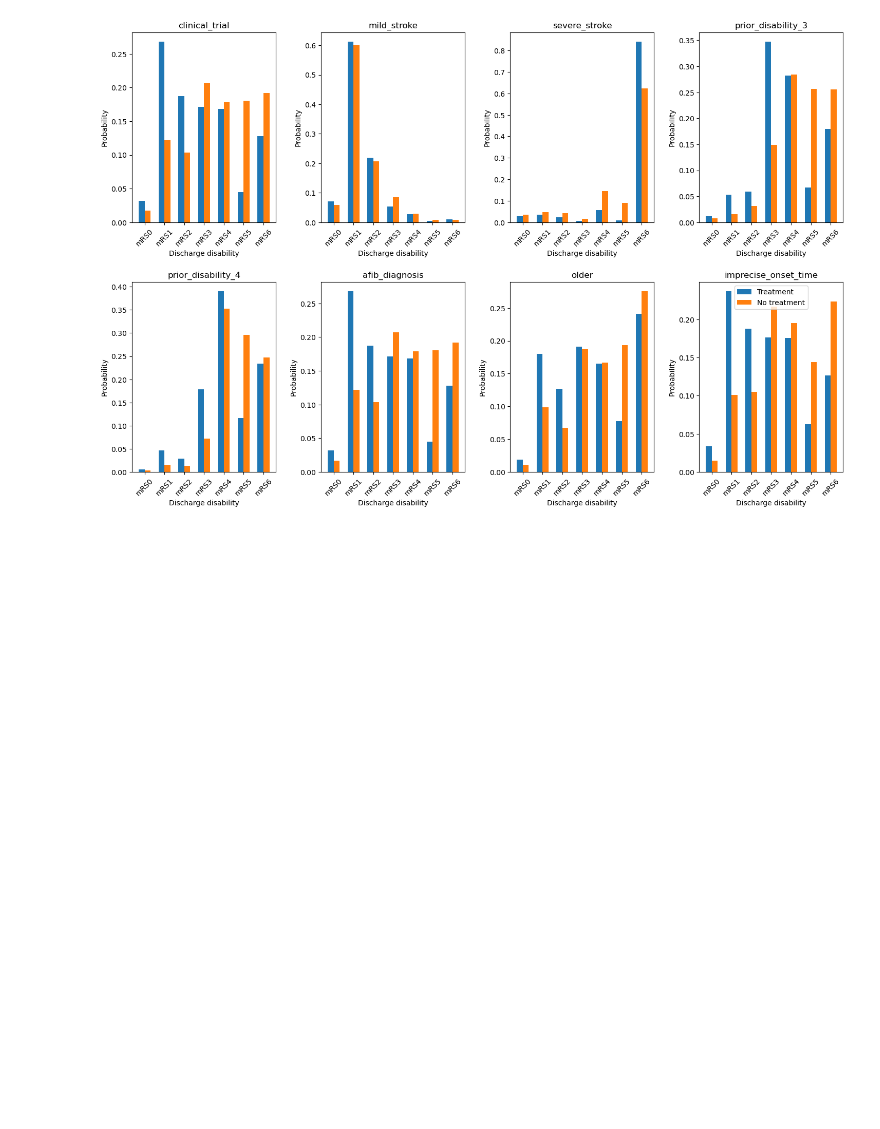
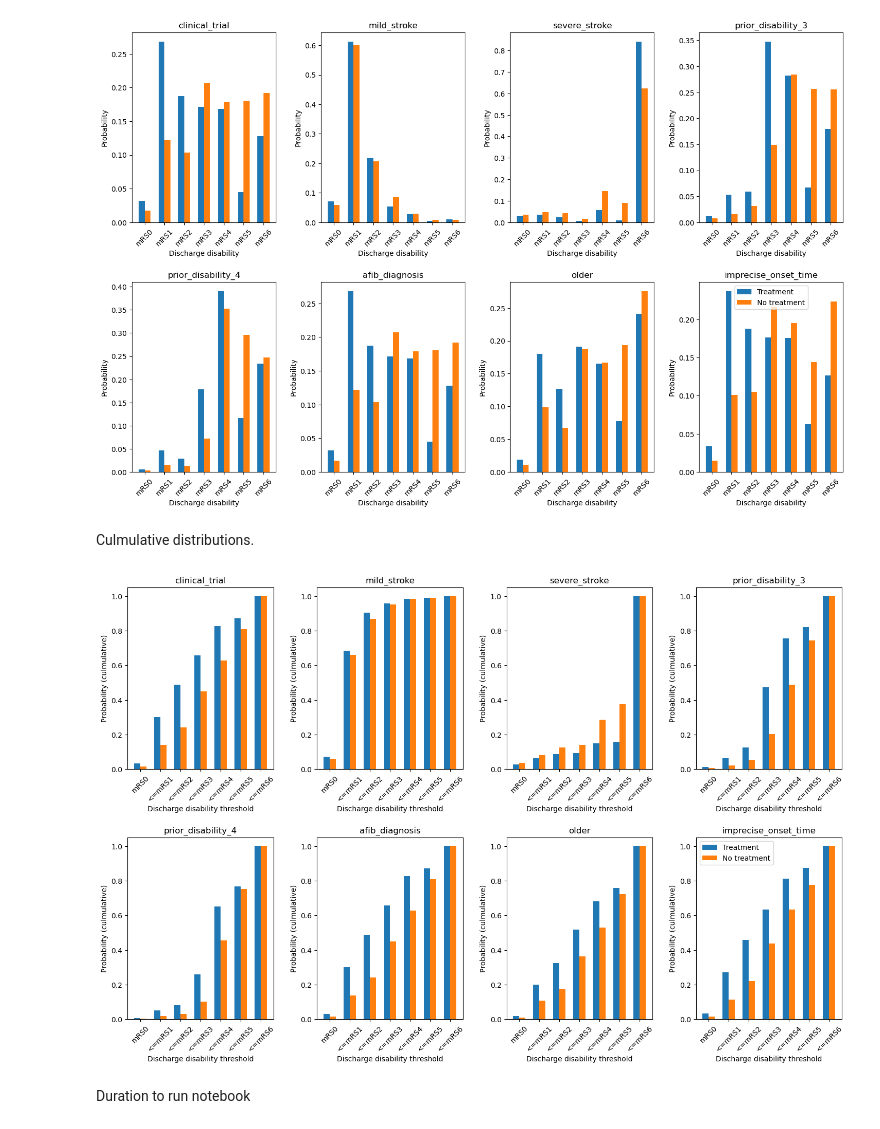
Before and after one commit to samuel-book/stroke_outcome_ml, a Jupyter notebook: xgb_7_features/060_xgb_1fold_7_features_mrs_distributions_key_patients.ipynb, the cells around one changed output. Drawn from its saved outputs; the diff is of its cells as text; code cells hidden in the pictures; blank space fills up the shorter version.

Commit message:
added a culmulative plot

```diff
--- a/xgb_7_features/060_xgb_1fold_7_features_mrs_distributions_key_patients.ipynb
+++ b/xgb_7_features/060_xgb_1fold_7_features_mrs_distributions_key_patients.ipynb
@@ -340,3 +339,80 @@ plt.tight_layout(pad=2)
 plt.show()
 # %% [output]
 [figure]
+# %% [markdown]
+Culmulative distributions.
+# %%
+list_get_treatment = ["Treatment","No treatment"]
+list_onset_to_thrombolysis_time = [ott_default, -100]
+
+columns=["mRS0","<=mRS1","<=mRS2","<=mRS3","<=mRS4","<=mRS5","<=mRS6"]
+index=["with","without"]
+
+# Position of bars on x-axis
+ind = np.arange(len(columns))
+
+width = 0.3
+
+fig = plt.figure(figsize=(15, 10))
+
+for patient_loc in range(n_patients):
+#    title = df_patient_prototypes.index.values[patient_loc]
+    title = df_patient_prototypes.index[patient_loc]
+    # take details of this patient
+    df_patient_details = pd.DataFrame(columns=list(df_patient_prototypes),
+                                      index=range(len(list_get_treatment)))
+
+    # take exact copy of row
+    df_patient_details.iloc[0] = df_patient_prototypes.iloc[patient_loc,:]
+    df_patient_details.iloc[1] = df_patient_prototypes.iloc[patient_loc,:]
+
+    # make first copy have, and the second copy not have thrombolysis treatment
+    # (either not get, or get at 2 hours)
+    df_patient_details["onset_to_thrombolysis_time"] = (
+                                            list_onset_to_thrombolysis_time)
+
+    df_patient_details = df_patient_details.astype('float')
+
+    y_probs = model.predict_proba(df_patient_details)
+    y_pred = model.predict(df_patient_details)
+
+    df_patient_mrs_results = pd.DataFrame(data=y_probs, columns=columns,
+                                          index=index)
+
+    df_patient_mrs_results = df_patient_mrs_results.T
+
+    df_bar = create_df_for_bar_plot(df_patient_mrs_results)
+
+    ax1 = fig.add_subplot(2,4,patient_loc+1)
+    # Plotting
+    mask = df_bar["Treatment"] == list_get_treatment[0]
+    cumsum = np.cumsum(df_bar[mask]["Probability"].values)
+    ax1.bar(ind, cumsum, width,
+            label=list_get_treatment[0])
+
+    mask = df_bar["Treatment"] == list_get_treatment[1]
+    cumsum = np.cumsum(df_bar[mask]["Probability"].values)
+    ax1.bar(ind + width, cumsum, width,
+            label=list_get_treatment[1])
+
+    plt.xlabel("Discharge disability threshold")
+    plt.ylabel("Probability (culmulative)")
+    plt.title(title)
+    plt.xticks(ind + width / 2, columns, rotation=45)
+
+# Finding the best position for legends and putting it
+plt.legend(loc='best')
+plt.tight_layout(pad=2)
+
+
+filename = os.path.join(paths.image_save_path,
+                        (paths.notebook + paths.model_text +
+                         '_cumsum_bar_plot.jpg'))
+
+plt.savefig(filename, dpi=300)
+
+plt.show()
+# %% [output]
+[figure, added]
+# %% [markdown]
+Duration to run notebook
```
Also changed, not shown: parts of 3 cells of this notebook.
